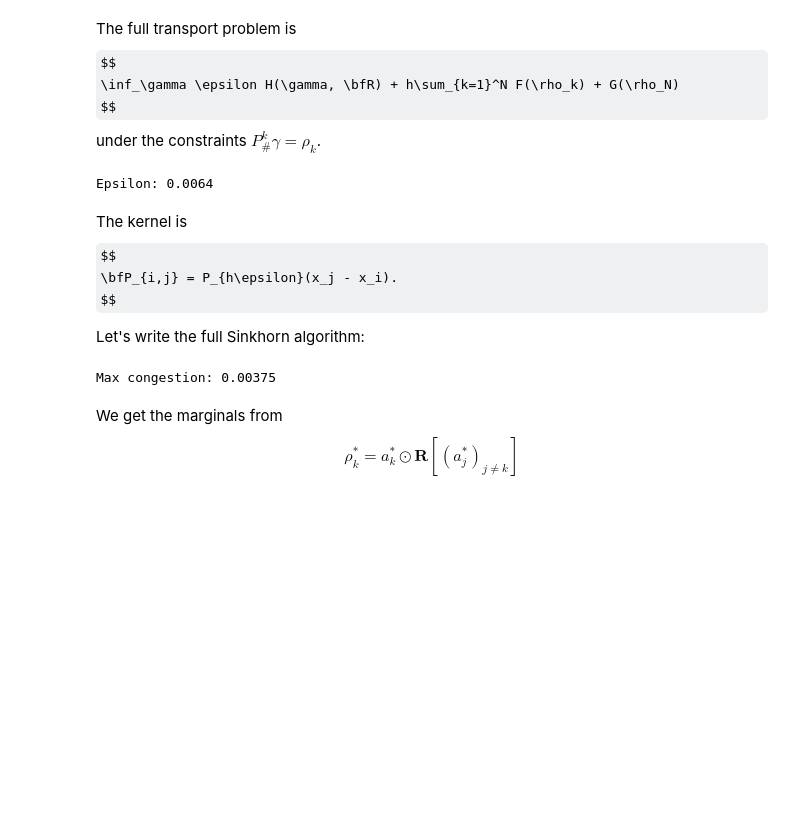
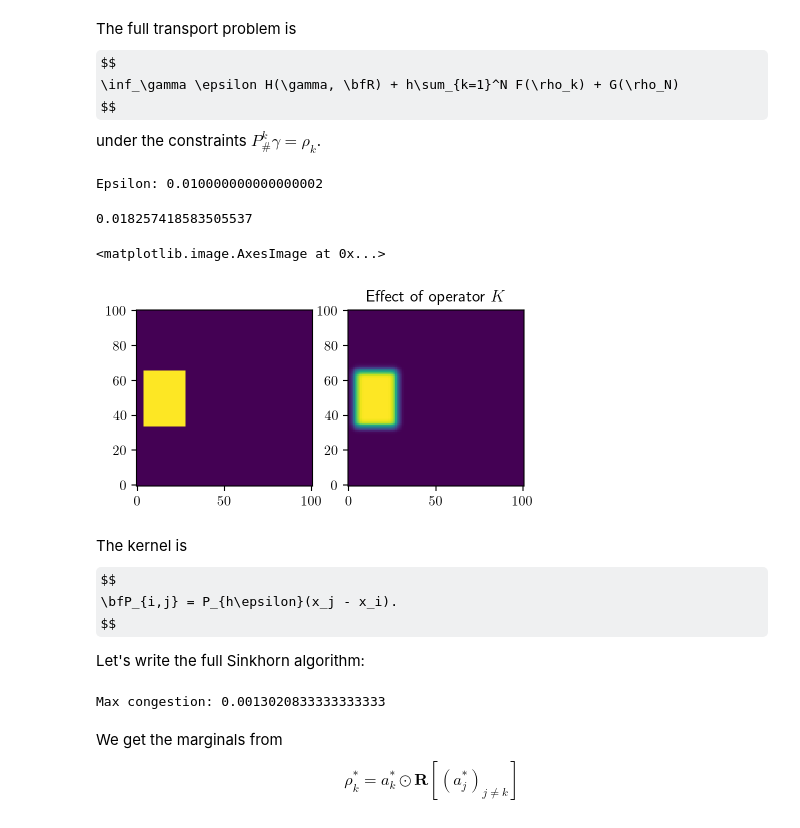
Before and after one commit to ManifoldFR/mva-optimaltransport, a Jupyter notebook: project/multistep.ipynb, the cells around one changed output. Saved outputs shown, nothing was run; the diff lists cells and outputs as text; code cells hidden in the pictures; some formulas as TeX source; blank space fills up the shorter version.

```diff
--- a/project/multistep.ipynb
+++ b/project/multistep.ipynb
@@ -169,25 +146,35 @@ cost_mat1 = distance.cdist(
 cost_mat2 = distance.cdist(
     yar[:, None], yar[:, None])  # distance between 1st-coordinates
 # %%
-from contraction import FactoredKernel, KernelOp
+from contraction import FactoredKernel
 
-N_t = 50
-tmax = 10.
+N_t = 30
+tmax = 1.
 dt = tmax / N_t  # timestep
 
-sigma = 0.08
+sigma = 0.1
 epsilon = sigma ** 2
 print("Epsilon:", epsilon)
 ## New epsilon-kernel
-K1_eps = norm.pdf(cost_mat1, scale=(sigma * dt ** .5))
-K2_eps = norm.pdf(cost_mat2, scale=(sigma * dt ** .5))
+K1_eps = norm.pdf(cost_mat1, scale=sigma * dt ** .5)
+K2_eps = norm.pdf(cost_mat2, scale=sigma * dt ** .5)
 
-class MyKernel(KernelOp):
-    def call(self, x):
-        return np.dot(K2_eps @ x, K1_eps)
 K_eps_op = FactoredKernel(K1_eps, K2_eps)
 # %% [output]
-Epsilon: 0.0064
+Epsilon: 0.010000000000000002
+# %%
+sigma * dt ** .5
+# %% [output]
+0.018257418583505537
+# %%
+plt.subplot(1,2,1)
+plt.imshow(rho_0, origin='lower')
+plt.subplot(1,2,2)
+plt.title("Effect of operator $K$")
+plt.imshow(K_eps_op(rho_0), origin='lower')
+# %% [output]
+<matplotlib.image.AxesImage at 0x...>
+[figure, added]
 # %% [markdown]
 The kernel is
 $$
@@ -196,8 +183,8 @@ $$
 
 Let's write the full Sinkhorn algorithm:
 # %%
-kappa = 1.5
+kappa = 1.0
 congest_max = kappa * rho_0.max()
 print("Max congestion:", congest_max)
 # %% [output]
-Max congestion: 0.00375
+Max congestion: 0.0013020833333333333
```
Also changed, not shown: parts of 11 cells of this notebook, 11 other files.
